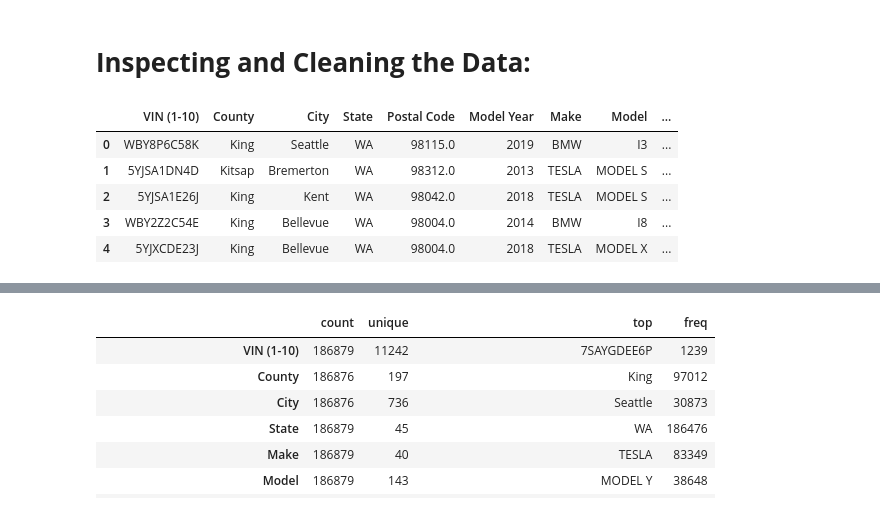
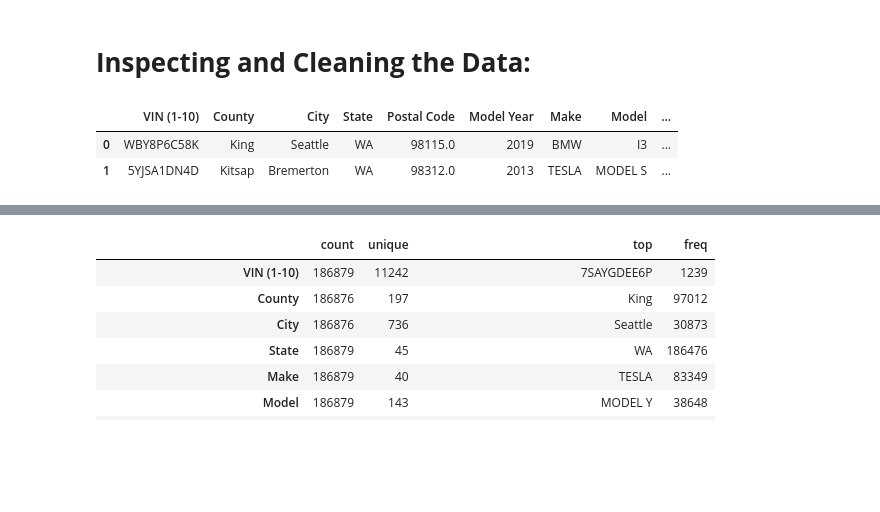
Before and after one commit to GDharan10/Project9_HorseRacePrediction, a Jupyter notebook: ElectricVehicleAnalysis_WA.ipynb, the cells around one changed output, grey strips where cells are left out. Drawn from its saved outputs; the diff is of its cells as text; code cells hidden in the pictures; blank space fills up the shorter version.

```diff
--- a/ElectricVehicleAnalysis_WA.ipynb
+++ b/ElectricVehicleAnalysis_WA.ipynb
@@ -17,14 +17,11 @@ df = pd.read_csv("/content/drive/MyDrive/Task/Electric Vehicle Dataset Analysis
 # %% [markdown]
 # **Inspecting and Cleaning the Data:**
 # %%
-df.head()
+df.head(2)
 # %% [output]
 |  | VIN (1-10) | County | City | State | Postal Code | Model Year | Make | Model | ... |
 | 0 | WBY8P6C58K | King | Seattle | WA | 98115.0 | 2019 | BMW | I3 | ... |
 | 1 | 5YJSA1DN4D | Kitsap | Bremerton | WA | 98312.0 | 2013 | TESLA | MODEL S | ... |
-| 2 | 5YJSA1E26J | King | Kent | WA | 98042.0 | 2018 | TESLA | MODEL S | ... |
-| 3 | WBY2Z2C54E | King | Bellevue | WA | 98004.0 | 2014 | BMW | I8 | ... |
-| 4 | 5YJXCDE23J | King | Bellevue | WA | 98004.0 | 2018 | TESLA | MODEL X | ... |
 # %%
 df.info()
 # %% [output]
```
Also changed, not shown: parts of 3 cells of this notebook.
